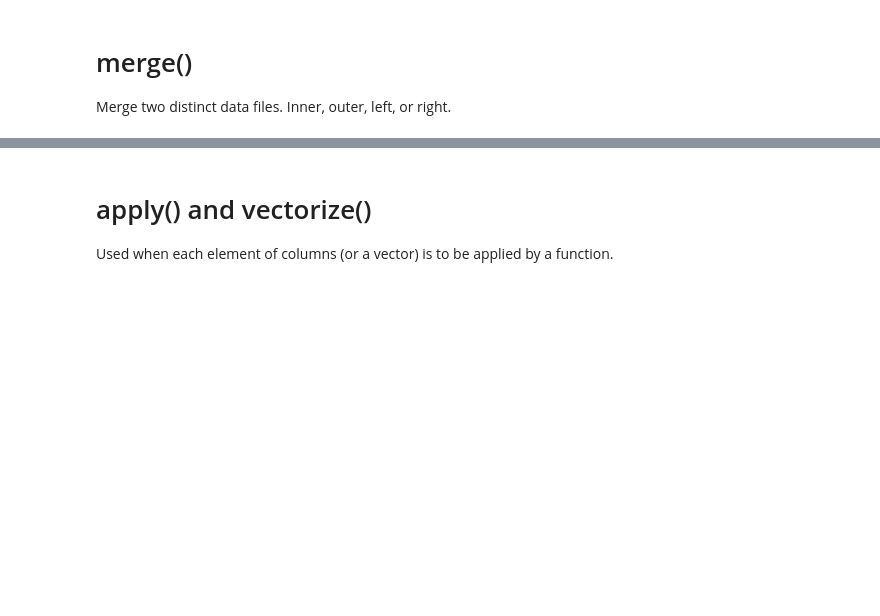
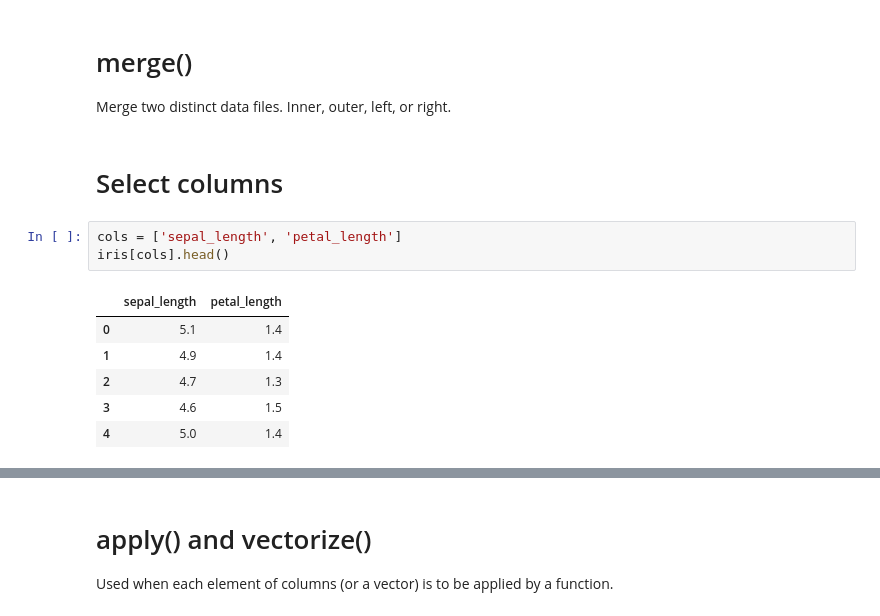
Before and after one commit to Gostat501/Python-Data-Manipulation-Note, a Jupyter notebook: Data Manipulation Note.ipynb, the cells around one changed output, grey strips where cells are left out. Drawn from its saved outputs; the diff is of its cells as text; blank space fills up the shorter version.

```diff
--- a/Data Manipulation Note.ipynb
+++ b/Data Manipulation Note.ipynb
@@ -184,3 +198,15 @@ array([[0., 0., 0., ..., 1., 0., 0.],
 # %% [markdown]
 # merge()
 Merge two distinct data files. Inner, outer, left, or right.
+# %% [markdown]
+# Select columns
+# %%
+cols = ['sepal_length', 'petal_length']
+iris[cols].head()
+# %% [output]
+|  | sepal_length | petal_length |
+| 0 | 5.1 | 1.4 |
+| 1 | 4.9 | 1.4 |
+| 2 | 4.7 | 1.3 |
+| 3 | 4.6 | 1.5 |
+| 4 | 5.0 | 1.4 |
```
Also changed, not shown: parts of 14 cells of this notebook.
